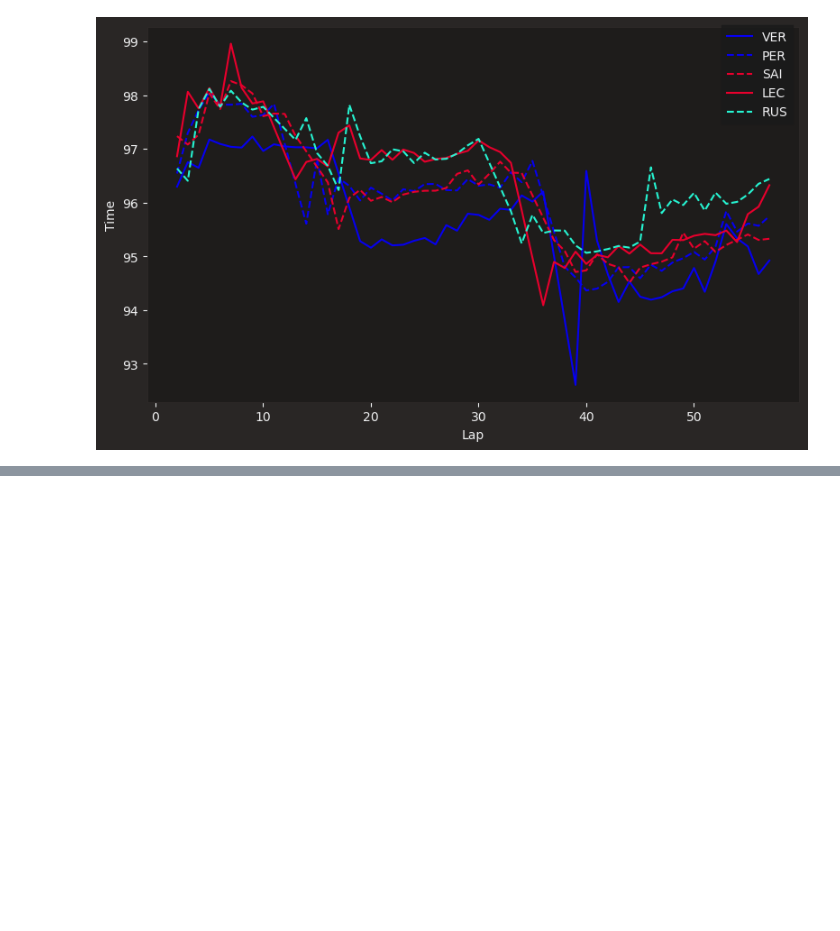
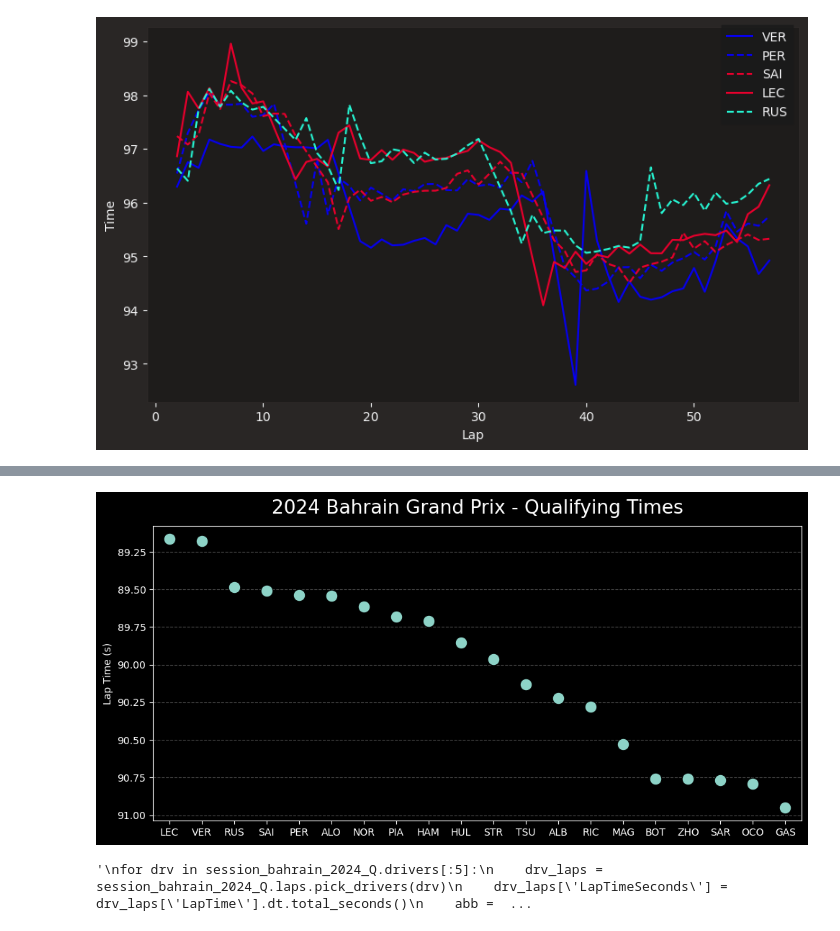
Before and after one commit to elijahmccauley/f1_tire_deg, a Jupyter notebook: FastF1Test.ipynb, the cells around one changed output, grey strips where cells are left out. Cells and saved outputs as stored; diff of their text form; code cells hidden in the pictures; blank space fills up the shorter version.

```diff
--- a/FastF1Test.ipynb
+++ b/FastF1Test.ipynb
@@ -206,0 +279,71 @@ See the caveats in the documentation: https://pandas.pydata.org/pandas-docs/stab
+# %%
+# get quali data first
+fastf1.plotting.setup_mpl(misc_mpl_mods=False)
+laps = session_bahrain_2024_Q.laps
+
+fastest_laps = laps.loc[laps.groupby('Driver')['LapTime'].idxmin()]
+
+fastest_laps = fastest_laps.copy()
+fastest_laps['LapTimeSeconds'] = fastest_laps['LapTime'].dt.total_seconds()
+fastest_laps = fastest_laps.sort_values(by='LapTimeSeconds')
+print(fastest_laps)
+fig, ax = plt.subplots(figsize=(10, 5))
+plt.style.use('dark_background')
+
+sns.stripplot(
+    x='Driver',
+    y='LapTimeSeconds',
+    data=fastest_laps,
+    size=12,
+    marker='o',
+    edgecolor='black',
+    linewidth=0.8,
+    ax=ax,
+    jitter=False # This keeps all points on a perfect vertical line
+)
+
+ax.set_title(f"{session_bahrain_2024_Q.event.year} {session_bahrain_2024_Q.event.EventName} - Qualifying Times")
+ax.set_ylabel('Lap Time (s)')
+ax.set_xlabel('') # We don't need an x-axis label
+
+# Invert y-axis to have the fastest time at the top
+ax.invert_yaxis()
+
+# Add grid lines for easier comparison
+ax.grid(which='major', axis='y', linestyle='--', color='gray', alpha=0.6)
+plt.tight_layout()
+plt.show()
+
+'''session_results = {}
+for driver in session_bahrain_2024_Q.drivers:
+    try:
+        abb = session_bahrain_2024_Q.laps.pick_drivers(driver)['Driver'].iloc[0]
+        driver_fastest = session_bahrain_2024_Q.laps.pick_drivers(driver).pick_fastest()
+        print(driver_fastest)
+        session_results[abb] = driver_fastest['LapTime'].total_seconds()
+    except:
+        print("no data", driver)
+
+fig, ax1 = plt.subplots()
+
+for key in session_results.keys():
+    data = session_results[key]
+
+    style = fastf1.plotting.get_driver_style(identifier=key, style=['color', 'linestyle'], session=session_bahrain_2024_Q)
+    ax1.plot(key, data[0], label=key, **style)
+ax1.set_xlabel('Distance')
+ax1.set_ylabel('Speed [Km/h]')
+ax1.set_title('All Quali')
+ax1.legend()
+plt.show()     '''
+'''
+for drv in session_bahrain_2024_Q.drivers[:5]:
+    drv_laps = session_bahrain_2024_Q.laps.pick_drivers(drv)
+    drv_laps['LapTimeSeconds'] = drv_laps['LapTime'].dt.total_seconds()
+    abb = drv_laps['Driver'].iloc[0]
+
+    pit_laps = drv_laps[drv_laps['PitInTime'].notnull()]['LapNumber']
+    accurate_laps = drv_laps[drv_laps['IsAccurate']]
+    style = fastf1.plotting.get_driver_style(identifier=abb, style=['color', 'linestyle'], session=session_bahrain_2024)
+    ax.plot(accurate_laps['LapNumber'], accurate_laps["LapTimeSeconds"], label=abb, **style)'''
+# %% [output]
@@ -206,0 +367,2 @@ See the caveats in the documentation: https://pandas.pydata.org/pandas-docs/stab
+[figure, added]
+'\nfor drv in session_bahrain_2024_Q.drivers[:5]:\n    drv_laps = session_bahrain_2024_Q.laps.pick_drivers(drv)\n    drv_laps[\'LapTimeSeconds\'] = drv_laps[\'LapTime\'].dt.total_seconds()\n    abb =  ...
```
Also changed, not shown: parts of 4 cells of this notebook.
